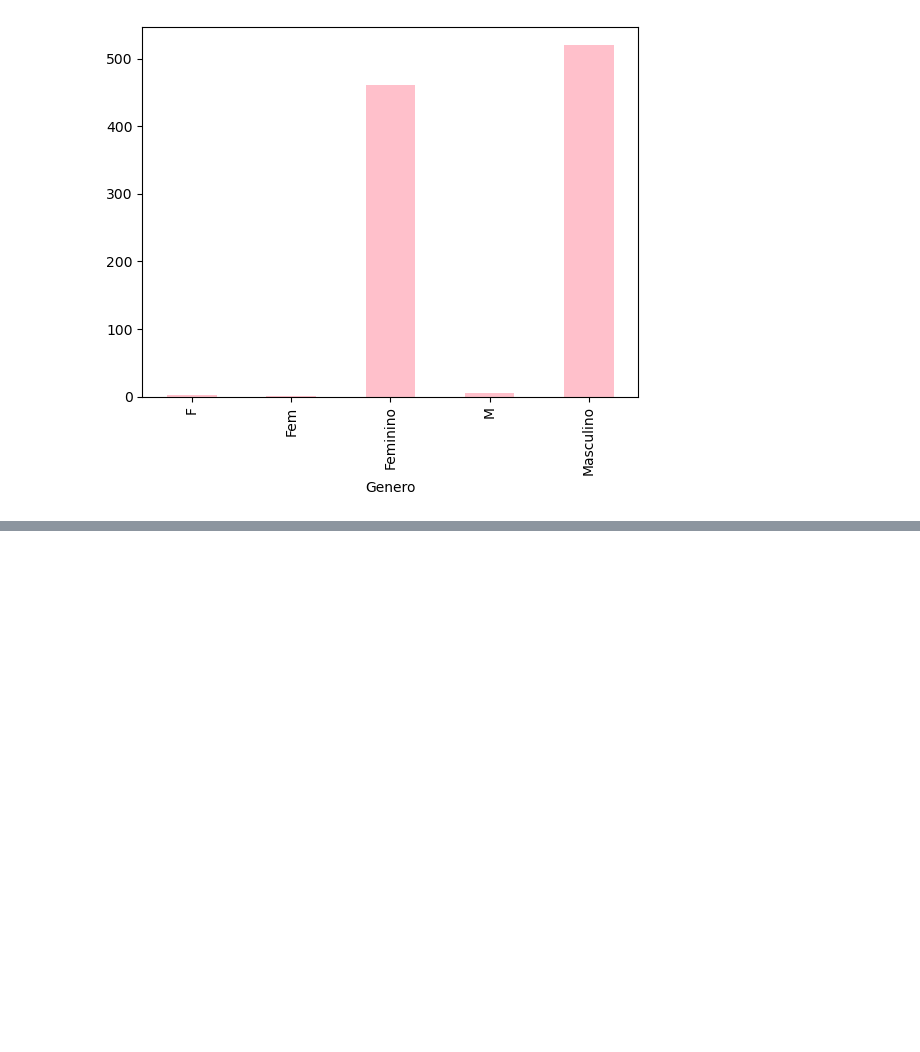
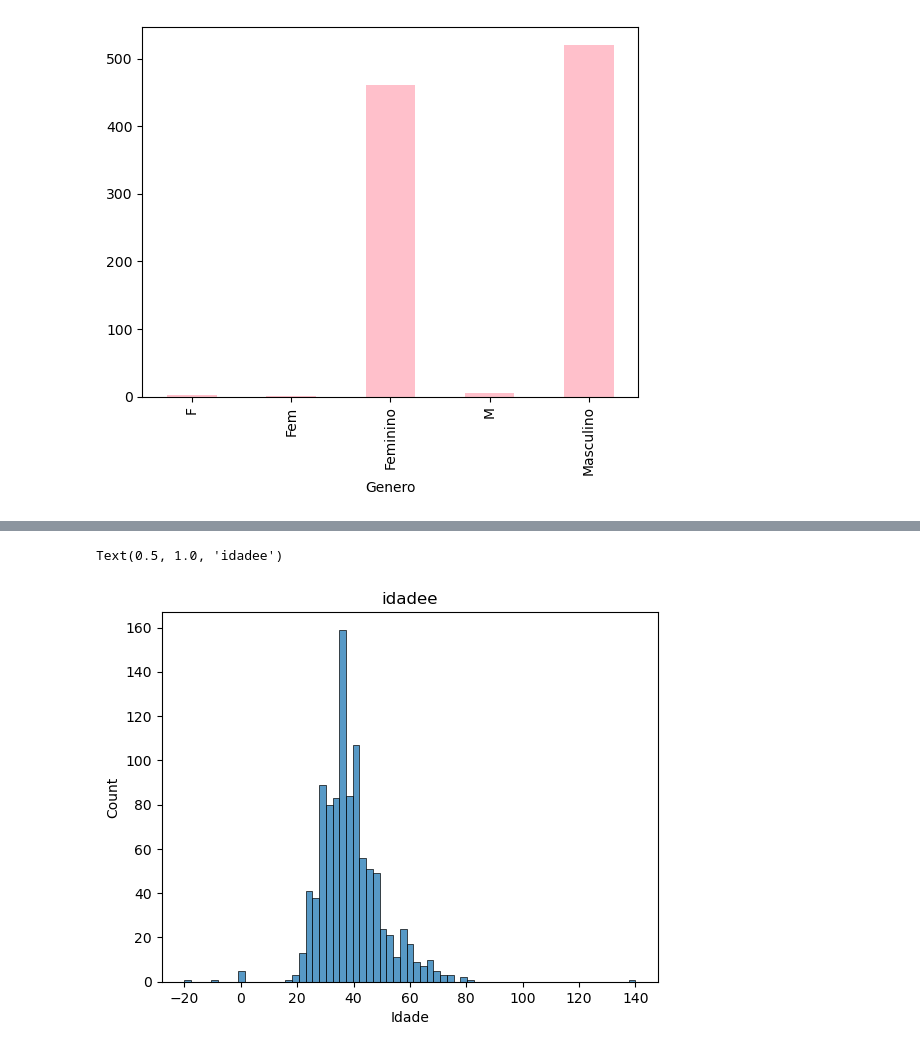
Before and after one commit to victorraphaemilk/data-science_curso, a Jupyter notebook: limpeza_tratamento_dados.ipynb, the cells around one changed output, grey strips where cells are left out. Cells and saved outputs as stored; diff of their text form; code cells hidden in the pictures; blank space fills up the shorter version.

```diff
--- a/limpeza_tratamento_dados.ipynb
+++ b/limpeza_tratamento_dados.ipynb
@@ -63,0 +103,5 @@ group_idade.plot.bar(color = 'pink')
+# %%
+sea.histplot(dataset['Idade']).set_title('idadee')
+# %% [output]
+Text(0.5, 1.0, 'idadee')
+[figure, added]
```
Also changed, not shown: parts of 8 cells of this notebook.
